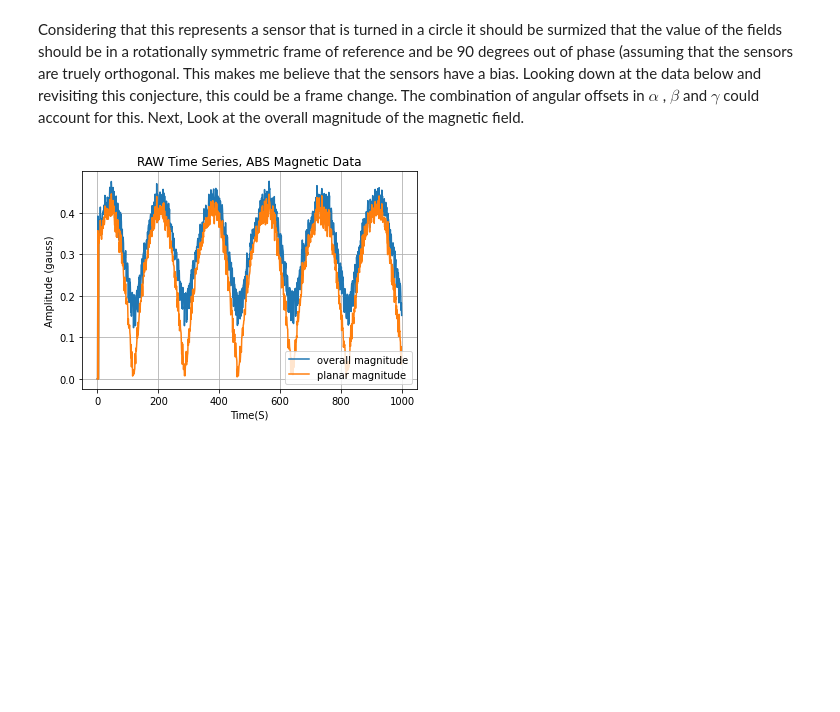
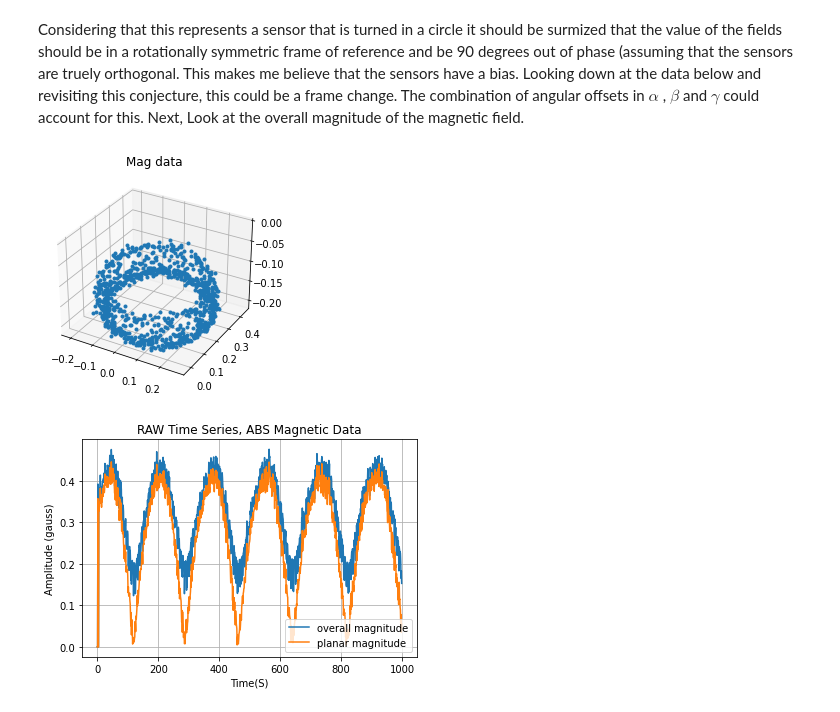
Before and after one commit to clirakis/Jupyter, a Jupyter notebook: MagSensor/PlotMag.ipynb, the cells around one changed output. Cells and saved outputs as stored; diff of their text form; code cells hidden in the pictures; blank space fills up the shorter version.

Commit message:
5-Jan-22 cbl, added in 3-D plot of points for reference.

```diff
--- a/MagSensor/PlotMag.ipynb
+++ b/MagSensor/PlotMag.ipynb
@@ -88,6 +88,18 @@ phase (assuming that the sensors are truely orthogonal.
 This makes me believe that the sensors have a bias.
 Looking down at the data below and revisiting this conjecture, this could be a frame change. The combination of angular offsets in \\(\alpha\\) , \\(\beta\\) and \\(\gamma\\) could account for this.
 Next, Look at the overall magnitude of the magnetic field.
+# %%
+# Do a 3D plot of the data.
+# syntax for 3-D projection
+ax = plt.axes(projection ='3d')
+#
+# plotting
+ax.plot3D(Mx, My, Mz,'.')
+ax.set_title('Mag data')
+plt.grid()
+plt.show()
+# %% [output]
+[figure, added]
 # %%
 magxy2 = Mx*Mx + My*My
 mag = np.sqrt(magxy2 + Mz*Mz)
```
